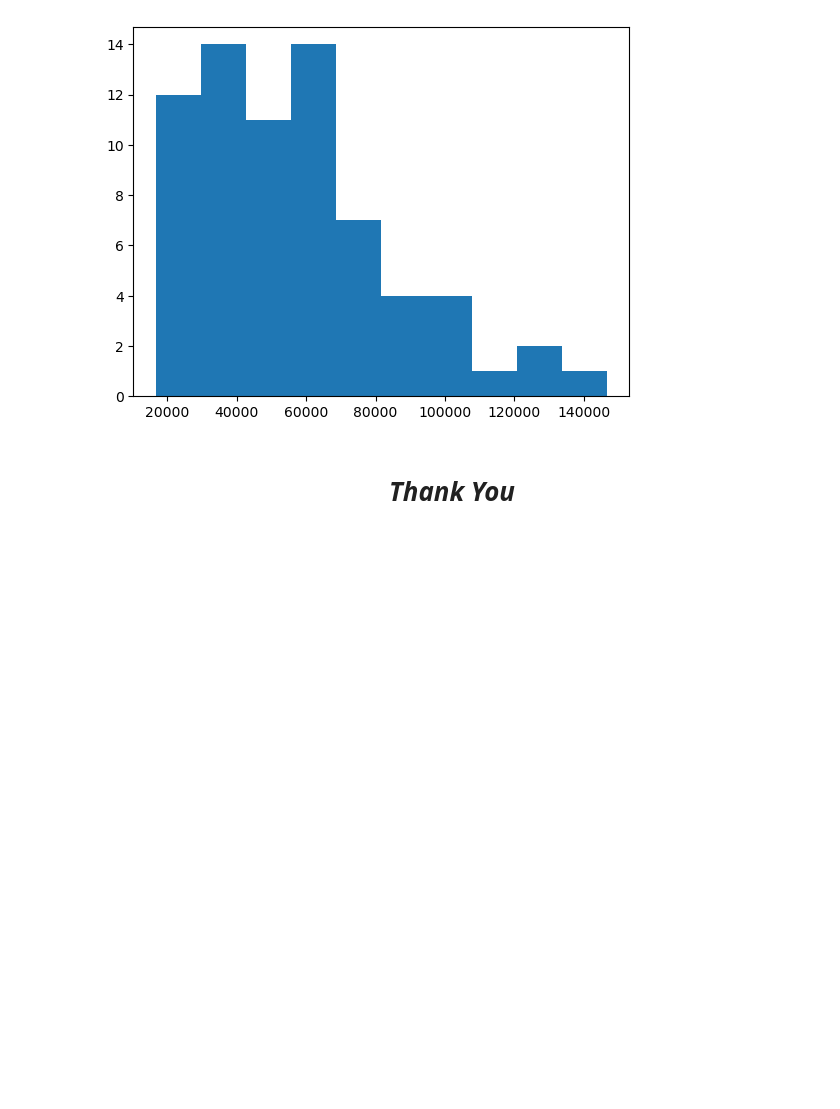
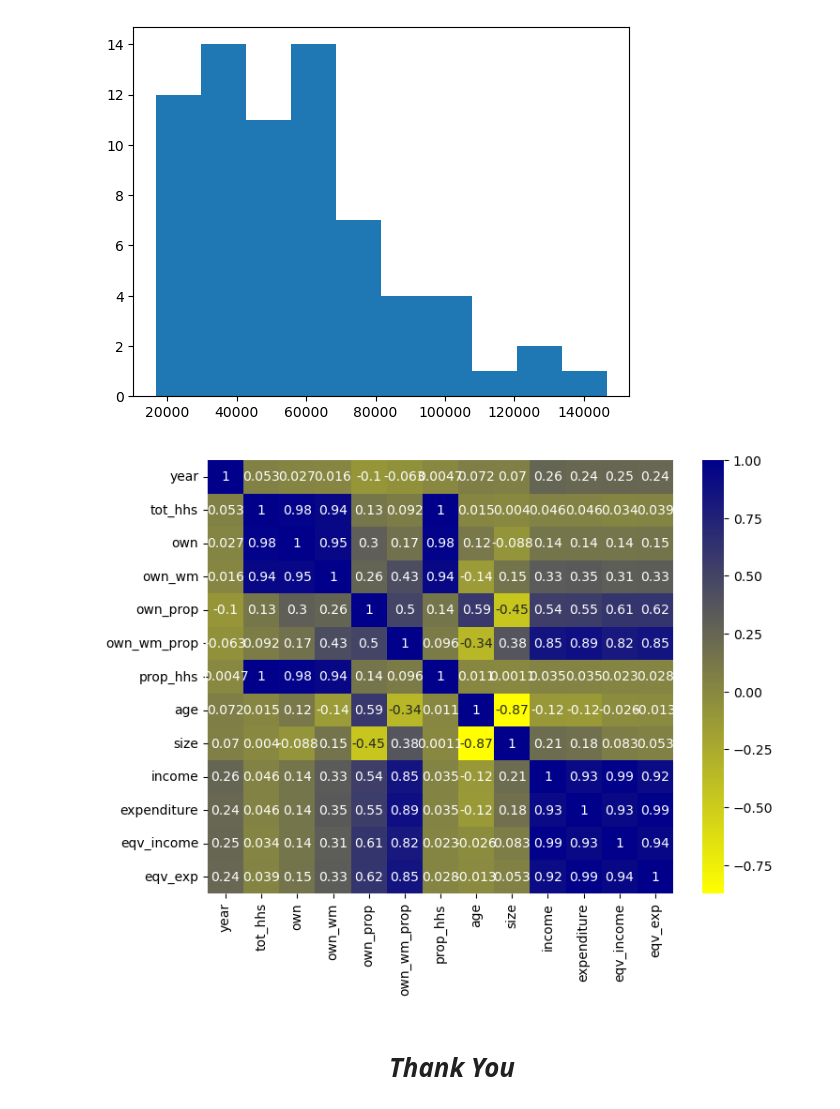
Before and after one commit to vishnumur777/MainFlowTasks, a Jupyter notebook: week3/data_visualization.ipynb, the cells around one changed output. Cells and saved outputs as stored; diff of their text form; code cells hidden in the pictures; blank space fills up the shorter version.

```diff
--- a/week3/data_visualization.ipynb
+++ b/week3/data_visualization.ipynb
@@ -74,5 +76,13 @@ plt.hist(df.income,bins=10)
          94702. , 107694.5, 120687. , 133679.5, 146672. ]),
  <BarContainer object of 10 artists>)
 [figure]
+# %%
+plt.figure(figsize=(8,6))
+glue = df.corr()
+yellow_blue_cmap = mc.LinearSegmentedColormap.from_list('yellow_blue', ['yellow', 'darkblue'])
+sns.heatmap(glue,cmap=yellow_blue_cmap, annot=True)
+plt.show()
+# %% [output]
+[figure, added]
 # %% [markdown]
 <h1 style="text-align: center"><b><em>Thank You</em></b></h1>
```
Also changed, not shown: parts of 1 cell of this notebook, 3 other files.
